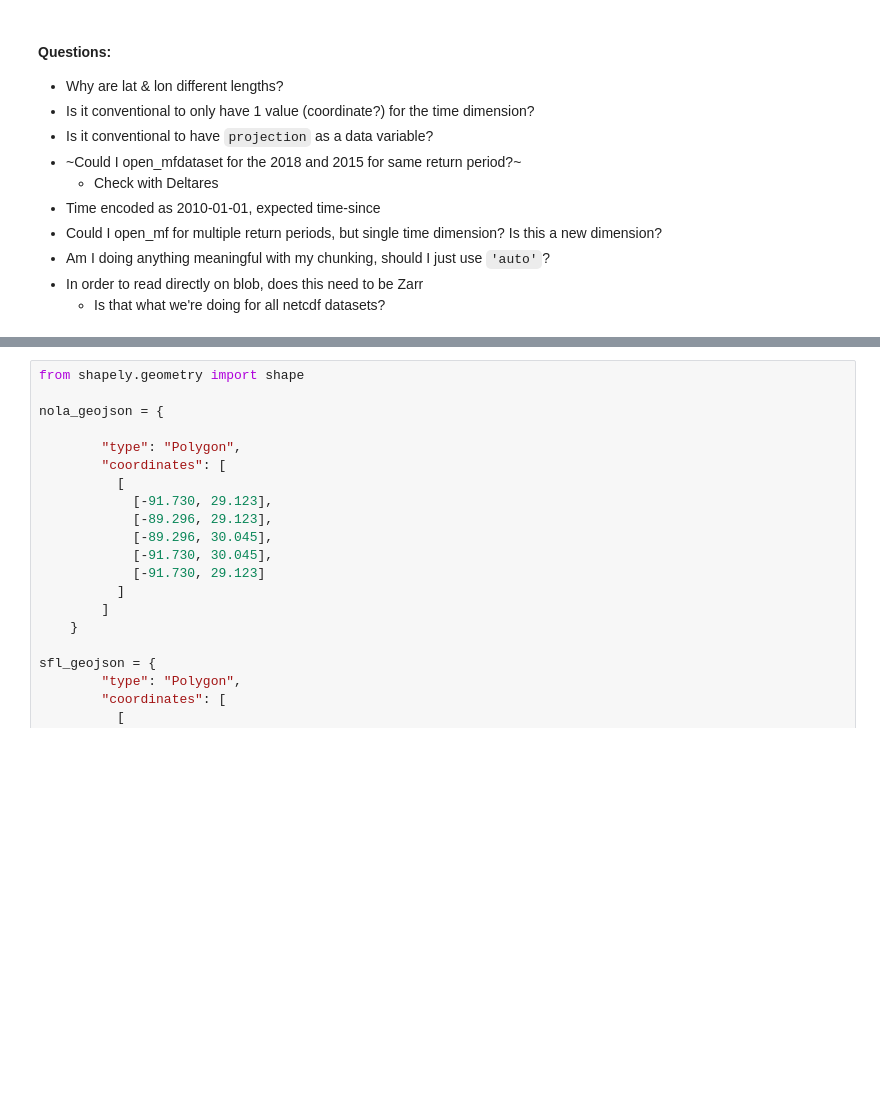
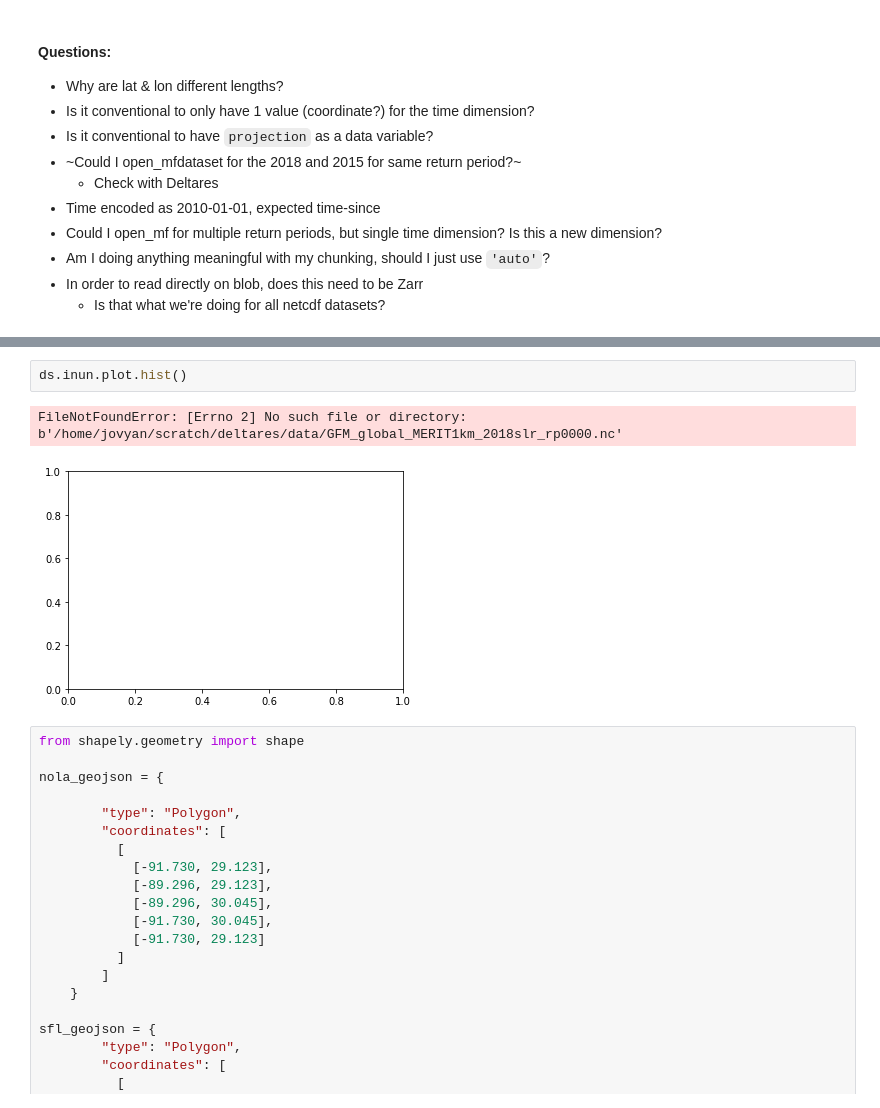
Before and after one commit to mmcfarland/pc-notebook-scratch, a Jupyter notebook: deltares/flood-single-period.ipynb, the cells around one changed output, grey strips where cells are left out. Drawn from its saved outputs; the diff is of its cells as text; blank space fills up the shorter version.

```diff
--- a/deltares/flood-single-period.ipynb
+++ b/deltares/flood-single-period.ipynb
@@ -56,3 +64,8 @@ Created by: $Id: coastal_inun.py 528 2018-06-19 08:41:05Z eilan_dk $, boundary c
+# %%
+ds.inun.plot.hist()
+# %% [output]
+FileNotFoundError: [Errno 2] No such file or directory: b'/home/jovyan/scratch/deltares/data/GFM_global_MERIT1km_2018slr_rp0000.nc'
+[figure, added]
 # %%
 from shapely.geometry import shape
 
```
Also changed, not shown: parts of 2 cells of this notebook, 4 other files.
